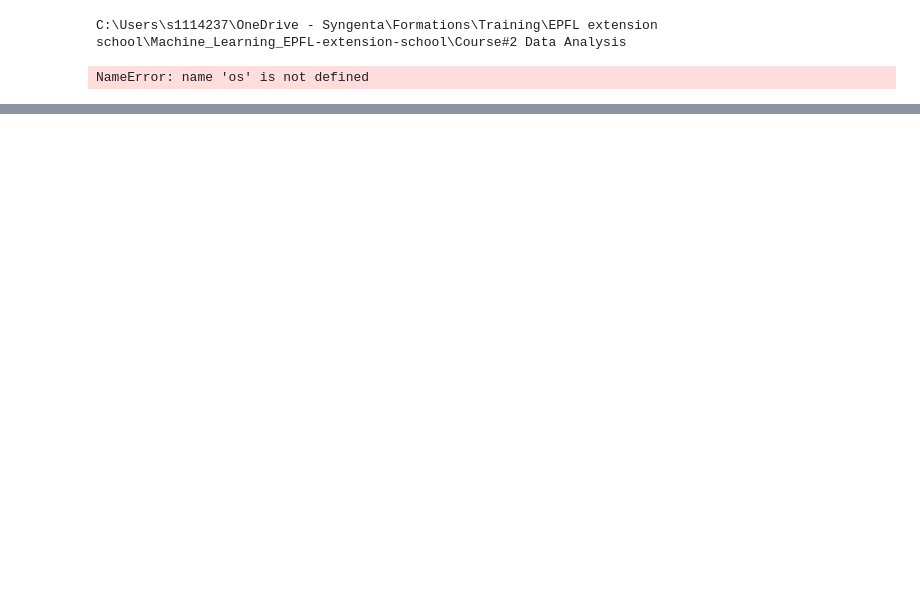
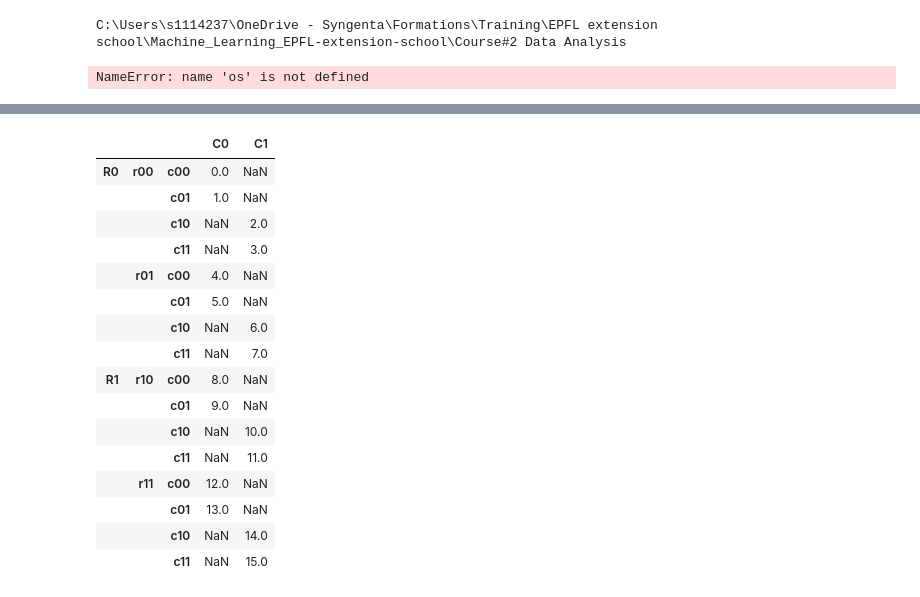
Before and after one commit to FlorieG/Machine_Learning_EPFL-extension-school, a Jupyter notebook: Course#2 Data Analysis/ManipulatingData.ipynb, the cells around one changed output, grey strips where cells are left out. Cells and saved outputs as stored; diff of their text form; code cells hidden in the pictures; blank space fills up the shorter version.

```diff
--- a/Course#2 Data Analysis/ManipulatingData.ipynb
+++ b/Course#2 Data Analysis/ManipulatingData.ipynb
@@ -15,0 +760,20 @@ NameError: name 'os' is not defined
+# %%
+df.stack()
+# %% [output]
+|  |  |  | C0 | C1 |
+| R0 | r00 | c00 | 0.0 | NaN |
+|  |  | c01 | 1.0 | NaN |
+|  |  | c10 | NaN | 2.0 |
+|  |  | c11 | NaN | 3.0 |
+|  | r01 | c00 | 4.0 | NaN |
+|  |  | c01 | 5.0 | NaN |
+|  |  | c10 | NaN | 6.0 |
+|  |  | c11 | NaN | 7.0 |
+| R1 | r10 | c00 | 8.0 | NaN |
+|  |  | c01 | 9.0 | NaN |
+|  |  | c10 | NaN | 10.0 |
+|  |  | c11 | NaN | 11.0 |
+|  | r11 | c00 | 12.0 | NaN |
+|  |  | c01 | 13.0 | NaN |
+|  |  | c10 | NaN | 14.0 |
+|  |  | c11 | NaN | 15.0 |
```
Also changed, not shown: parts of 150 cells of this notebook, 1 other file.
